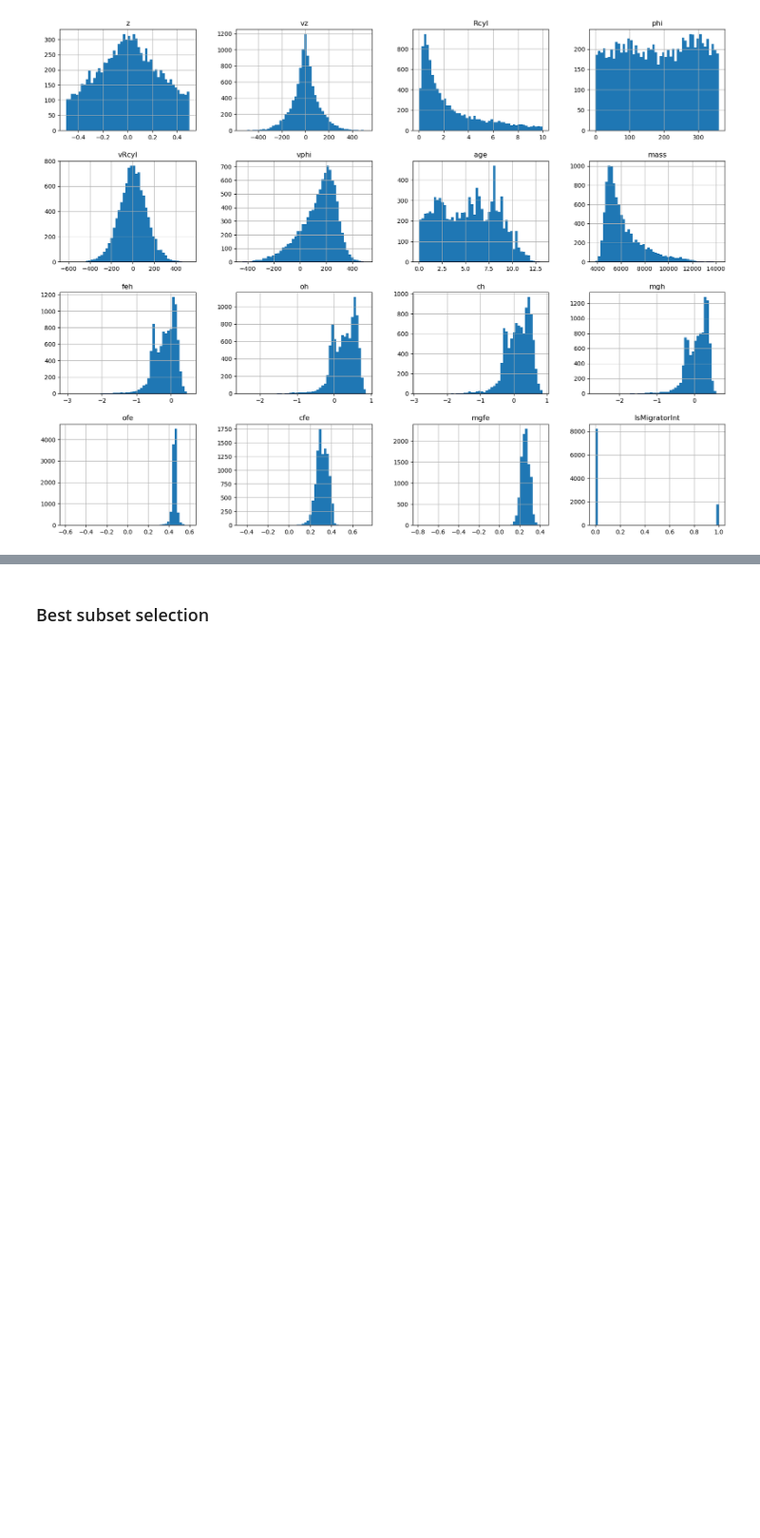
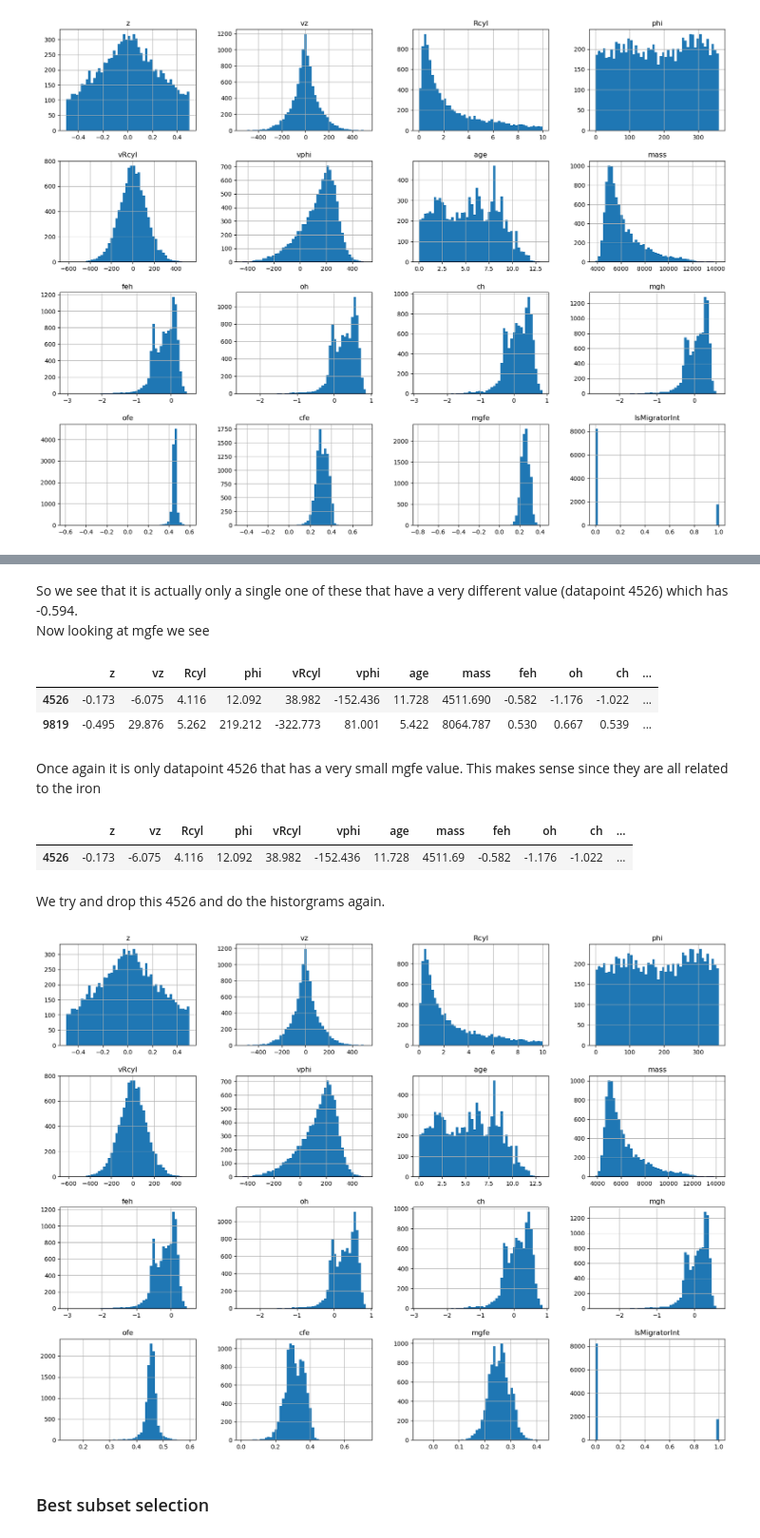
Before and after one commit to Chrillemis/AppStatProject, a Jupyter notebook: PlotsAndInitGLM/Frederik code.ipynb, the cells around one changed output, grey strips where cells are left out. Shown at 95% size. Drawn from its saved outputs; the diff is of its cells as text; code cells hidden in the pictures; blank space fills up the shorter version.

Commit message:
Fjern 1 outlier

```diff
--- a/PlotsAndInitGLM/Frederik code.ipynb
+++ b/PlotsAndInitGLM/Frederik code.ipynb
@@ -62,0 +74,18 @@ DataFinal.hist(bins=50, figsize=(20,15));
+# %% [markdown]
+So we see that it is actually only a single one of these that have a very different value (datapoint 4526) which has -0.594. <br>
+Now looking at mgfe we see
+# %%
+potential_outliers_mgfe = DataFinal[DataFinal['mgfe'] < 0.0]
+potential_outliers_mgfe
+# %% [output]
+|  | z | vz | Rcyl | phi | vRcyl | vphi | age | mass | feh | oh | ch | ... |
+| 4526 | -0.173 | -6.075 | 4.116 | 12.092 | 38.982 | -152.436 | 11.728 | 4511.690 | -0.582 | -1.176 | -1.022 | ... |
+| 9819 | -0.495 | 29.876 | 5.262 | 219.212 | -322.773 | 81.001 | 5.422 | 8064.787 | 0.530 | 0.667 | 0.539 | ... |
+# %% [markdown]
+Once again it is only datapoint 4526 that has a very small mgfe value. This makes sense since they are all related to the iron
+# %%
+potential_outliers_cfe = DataFinal[DataFinal['cfe'] < -0.1]
+potential_outliers_cfe
+# %% [output]
+|  | z | vz | Rcyl | phi | vRcyl | vphi | age | mass | feh | oh | ch | ... |
+| 4526 | -0.173 | -6.075 | 4.116 | 12.092 | 38.982 | -152.436 | 11.728 | 4511.69 | -0.582 | -1.176 | -1.022 | ... |
@@ -63,2 +98,10 @@ DataFinal.hist(bins=50, figsize=(20,15));
+# %% [markdown]
+We try and drop this 4526 and do the historgrams again.
+# %%
+#Drop row 4526 as it is an outlier
+DataFinal = DataFinal.drop([4526])
+DataFinal.hist(bins=50, figsize=(20,15));
+# %% [output]
+[figure, added]
 # %% [markdown]
 ### Best subset selection
```
Also changed, not shown: parts of 6 cells of this notebook.
